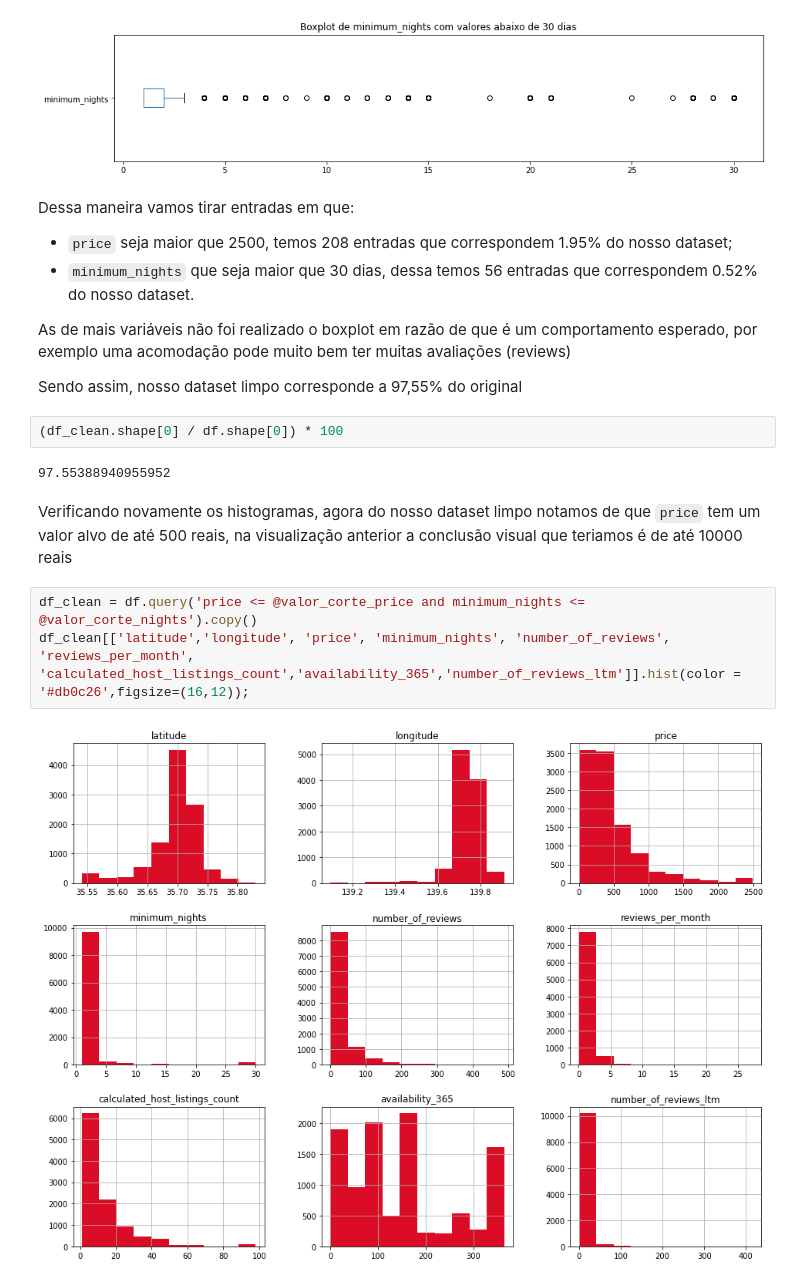
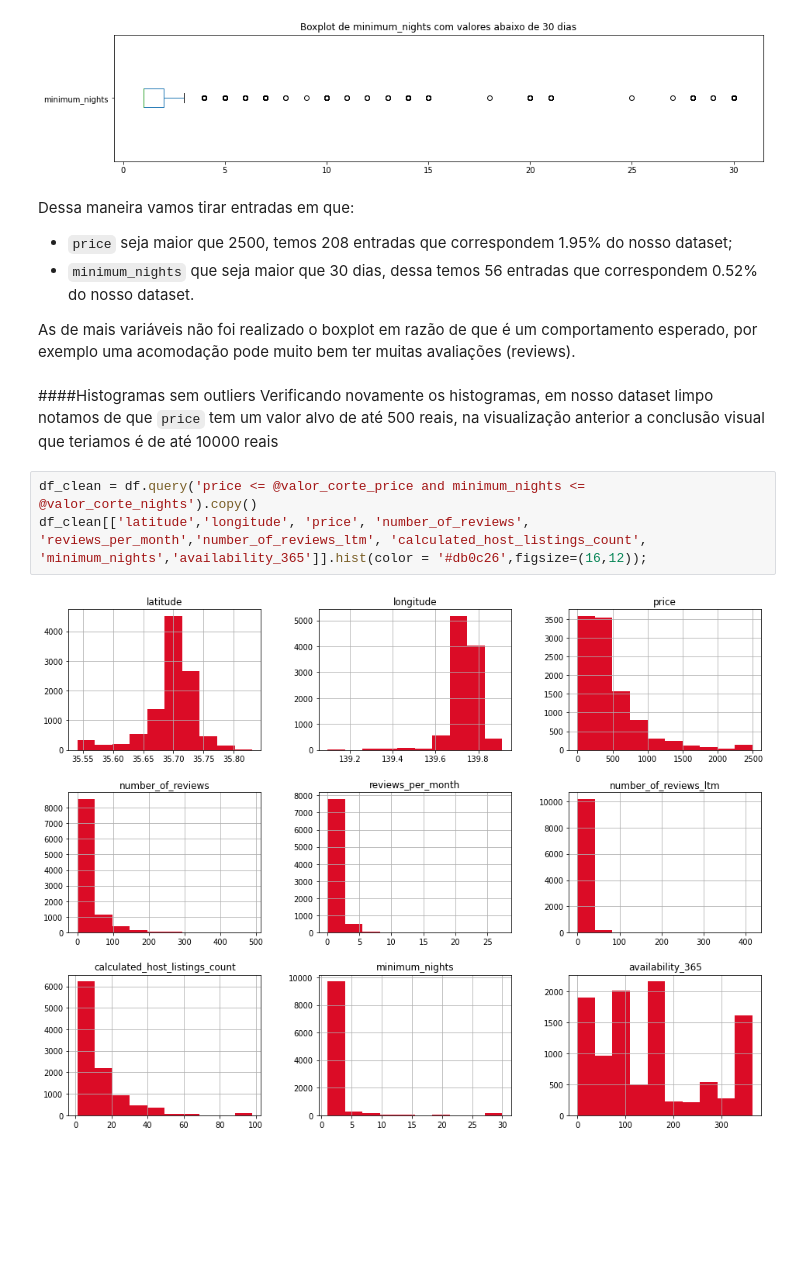
Before and after one commit to douglascdsantos/data_science, a Jupyter notebook: projetos/analisando_os_dados_do_airbnb_(tokyo)/notebook/Analisando_os_Dados_do_Airbnb_(Tokyo).ipynb, the cells around one changed output. Cells and saved outputs as stored; diff of their text form; blank space fills up the shorter version.

```diff
--- a/projetos/analisando_os_dados_do_airbnb_(tokyo)/notebook/Analisando_os_Dados_do_Airbnb_(Tokyo).ipynb
+++ b/projetos/analisando_os_dados_do_airbnb_(tokyo)/notebook/Analisando_os_Dados_do_Airbnb_(Tokyo).ipynb
@@ -244,17 +244,12 @@ Dessa maneira vamos tirar entradas em que:
 - `price` seja maior que 2500, temos 208 entradas que correspondem 1.95% do nosso dataset;
 - `minimum_nights` que seja maior que 30 dias, dessa temos 56 entradas que correspondem 0.52% do nosso dataset.
 
-As de mais variáveis não foi realizado o boxplot em razão de que é um comportamento esperado, por exemplo uma acomodação pode muito bem ter muitas avaliações (reviews)
-
-Sendo assim, nosso dataset limpo corresponde a 97,55% do original
+As de mais variáveis não foi realizado o boxplot em razão de que é um comportamento esperado, por exemplo uma acomodação pode muito bem ter muitas avaliações (reviews).
-# %%
-(df_clean.shape[0] / df.shape[0]) * 100
-# %% [output]
-97.55388940955952
 # %% [markdown]
-Verificando novamente os histogramas, agora do nosso dataset limpo notamos de que `price` tem um valor alvo de até 500 reais, na visualização anterior a conclusão visual que teriamos é de até 10000 reais
+####Histogramas sem outliers
+Verificando novamente os histogramas, em nosso dataset limpo notamos de que `price` tem um valor alvo de até 500 reais, na visualização anterior a conclusão visual que teriamos é de até 10000 reais
 # %%
 df_clean = df.query('price <= @valor_corte_price and minimum_nights <= @valor_corte_nights').copy()
-df_clean[['latitude','longitude', 'price', 'minimum_nights', 'number_of_reviews', 'reviews_per_month', 'calculated_host_listings_count','availability_365','number_of_reviews_ltm']].hist(color = '#db0c26',figsize=(16,12));
+df_clean[['latitude','longitude', 'price', 'number_of_reviews', 'reviews_per_month','number_of_reviews_ltm', 'calculated_host_listings_count', 'minimum_nights','availability_365']].hist(color = '#db0c26',figsize=(16,12));
 # %% [output]
-[figure, old version]
+[figure, new version]
```
Also changed, not shown: parts of 15 cells of this notebook.
